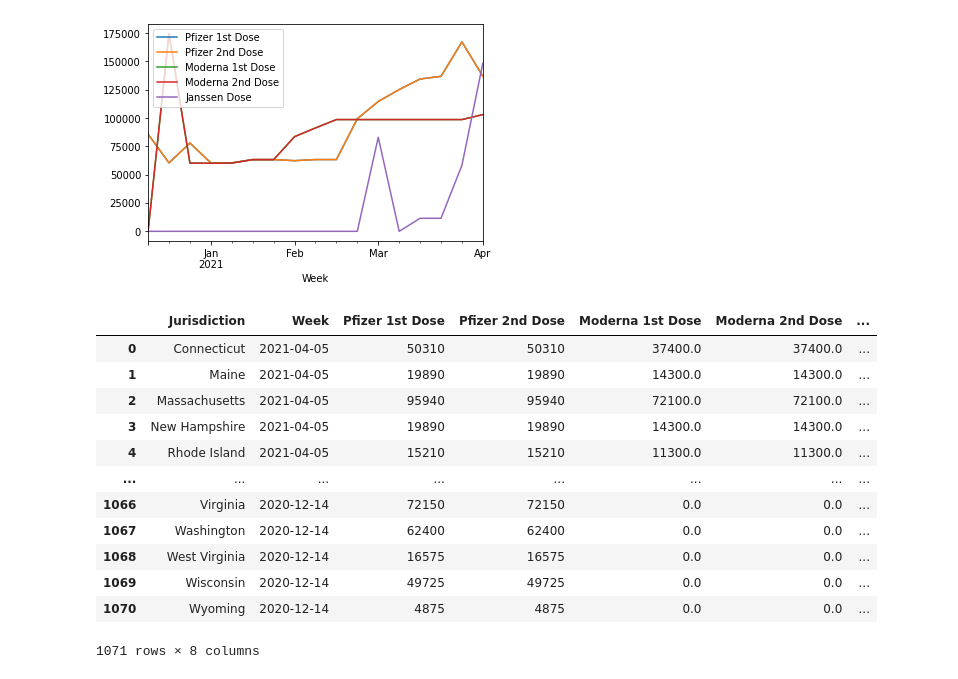
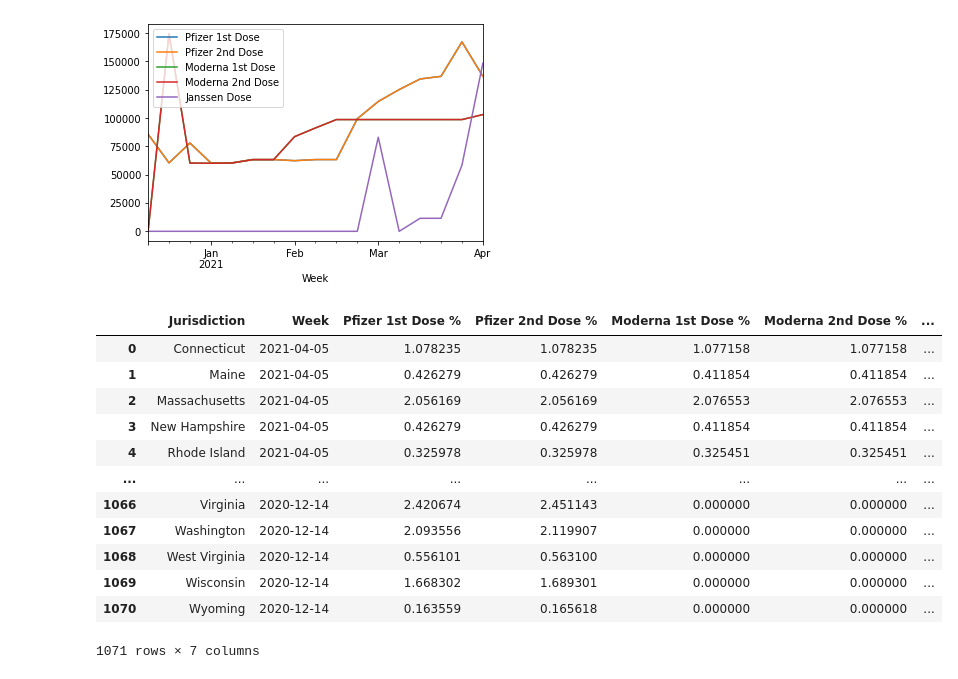
Before and after one commit to Pacifistic/CS418-Final-Project, a Jupyter notebook: Covid-19 Vaccine Distribution.ipynb, the cells around one changed output. Saved outputs shown, nothing was run; the diff lists cells and outputs as text; code cells hidden in the pictures.

Commit message:
Get allocated percentage by week and jurisdiction

```diff
--- a/Covid-19 Vaccine Distribution.ipynb
+++ b/Covid-19 Vaccine Distribution.ipynb
@@ -136,21 +137,40 @@ illinois = illinois[illinois['Jurisdiction'] == "Illinois"]
 illinois.groupby('Week').sum().plot();
 # %% [output]
 [figure]
-# %%
-percentage = merged.copy()
-
-#TODO: Get percentage of each jurisdiction for each brand by week
-# %% [output]
-|  | Jurisdiction | Week | Pfizer 1st Dose | Pfizer 2nd Dose | Moderna 1st Dose | Moderna 2nd Dose | ... |
-| 0 | Connecticut | 2021-04-05 | 50310 | 50310 | 37400.0 | 37400.0 | ... |
-| 1 | Maine | 2021-04-05 | 19890 | 19890 | 14300.0 | 14300.0 | ... |
-| 2 | Massachusetts | 2021-04-05 | 95940 | 95940 | 72100.0 | 72100.0 | ... |
-| 3 | New Hampshire | 2021-04-05 | 19890 | 19890 | 14300.0 | 14300.0 | ... |
-| 4 | Rhode Island | 2021-04-05 | 15210 | 15210 | 11300.0 | 11300.0 | ... |
-| ... | ... | ... | ... | ... | ... | ... | ... |
-| 1066 | Virginia | 2020-12-14 | 72150 | 72150 | 0.0 | 0.0 | ... |
-| 1067 | Washington | 2020-12-14 | 62400 | 62400 | 0.0 | 0.0 | ... |
-| 1068 | West Virginia | 2020-12-14 | 16575 | 16575 | 0.0 | 0.0 | ... |
-| 1069 | Wisconsin | 2020-12-14 | 49725 | 49725 | 0.0 | 0.0 | ... |
-| 1070 | Wyoming | 2020-12-14 | 4875 | 4875 | 0.0 | 0.0 | ... |
-1071 rows × 8 columns
+# %%
+percentageByWeek = merged.copy()
+percentageByWeek = percentageByWeek.groupby('Week').sum()
+percentageByWeek = percentageByWeek.rename(columns={"Pfizer 1st Dose": "Pfizer 1st Dose Total",
+                                 "Pfizer 2nd Dose": "Pfizer 2nd Dose Total",
+                                 "Moderna 1st Dose": "Moderna 1st Dose Total",
+                                 "Moderna 2nd Dose": "Moderna 2nd Dose Total",
+                                 "Janssen Dose": "Janssen Dose Total"})
+
+percentage = merged.copy()
+percentage = percentage.join(percentageByWeek, on='Week')
+percentage["Pfizer 1st Dose %"] = percentage["Pfizer 1st Dose"] / percentage["Pfizer 1st Dose Total"] * 100
+percentage["Pfizer 2nd Dose %"] = percentage["Pfizer 2nd Dose"] / percentage["Pfizer 2nd Dose Total"] * 100
+percentage["Moderna 1st Dose %"] = percentage["Moderna 1st Dose"] / percentage["Moderna 1st Dose Total"] * 100
+percentage["Moderna 2nd Dose %"] = percentage["Moderna 2nd Dose"] / percentage["Moderna 2nd Dose Total"] * 100
+percentage["Janssen Dose %"] = percentage["Janssen Dose"] / percentage["Janssen Dose Total"] * 100
+percentage = percentage[["Jurisdiction","Week",
+                         "Pfizer 1st Dose %", "Pfizer 2nd Dose %",
+                         "Moderna 1st Dose %", "Moderna 2nd Dose %",
+                         "Janssen Dose %"]].fillna(0)
+percentage
+#percentage.groupby('Week').sum().plot();
+#TODO: Get percentage of each jurisdiction for each brand by week
+# %% [output]
+|  | Jurisdiction | Week | Pfizer 1st Dose % | Pfizer 2nd Dose % | Moderna 1st Dose % | Moderna 2nd Dose % | ... |
+| 0 | Connecticut | 2021-04-05 | 1.078235 | 1.078235 | 1.077158 | 1.077158 | ... |
+| 1 | Maine | 2021-04-05 | 0.426279 | 0.426279 | 0.411854 | 0.411854 | ... |
+| 2 | Massachusetts | 2021-04-05 | 2.056169 | 2.056169 | 2.076553 | 2.076553 | ... |
+| 3 | New Hampshire | 2021-04-05 | 0.426279 | 0.426279 | 0.411854 | 0.411854 | ... |
+| 4 | Rhode Island | 2021-04-05 | 0.325978 | 0.325978 | 0.325451 | 0.325451 | ... |
+| ... | ... | ... | ... | ... | ... | ... | ... |
+| 1066 | Virginia | 2020-12-14 | 2.420674 | 2.451143 | 0.000000 | 0.000000 | ... |
+| 1067 | Washington | 2020-12-14 | 2.093556 | 2.119907 | 0.000000 | 0.000000 | ... |
+| 1068 | West Virginia | 2020-12-14 | 0.556101 | 0.563100 | 0.000000 | 0.000000 | ... |
+| 1069 | Wisconsin | 2020-12-14 | 1.668302 | 1.689301 | 0.000000 | 0.000000 | ... |
+| 1070 | Wyoming | 2020-12-14 | 0.163559 | 0.165618 | 0.000000 | 0.000000 | ... |
+1071 rows × 7 columns
```
Also changed, not shown: parts of 1 cell of this notebook.
